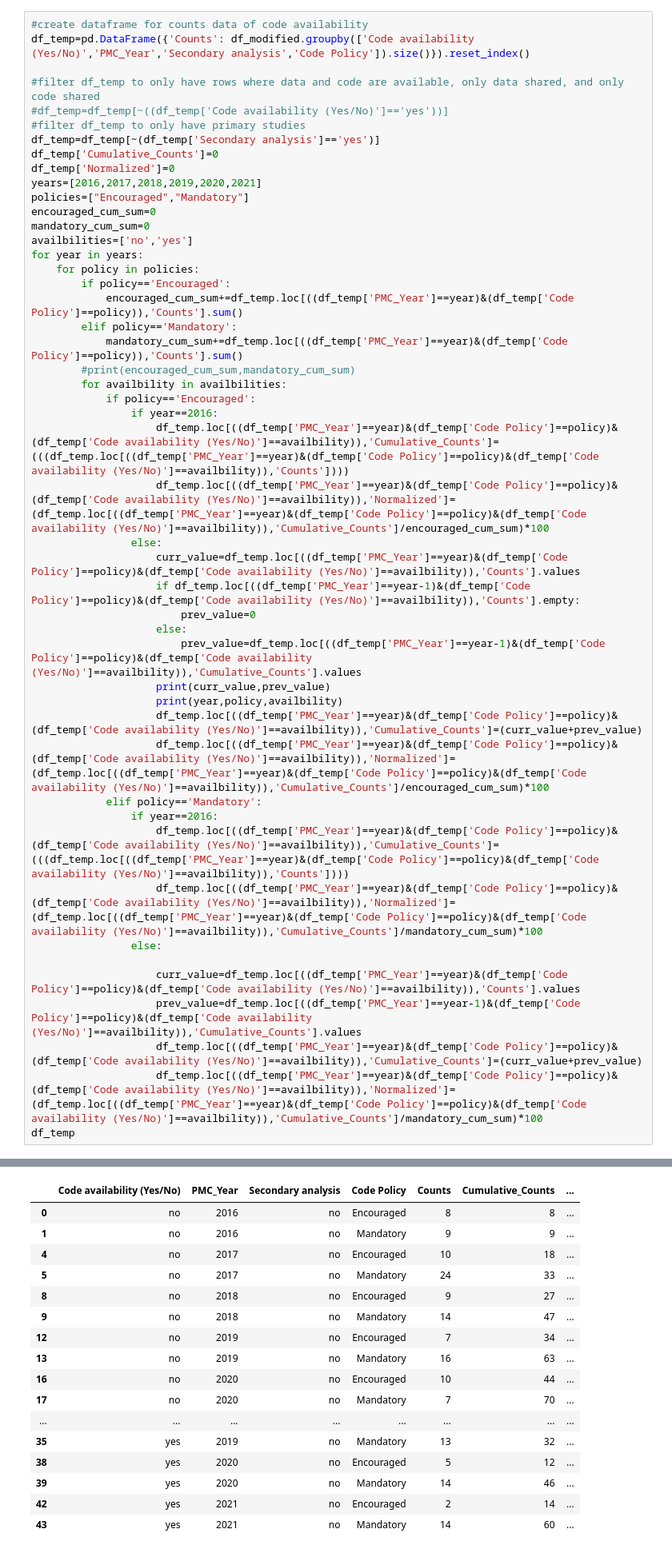
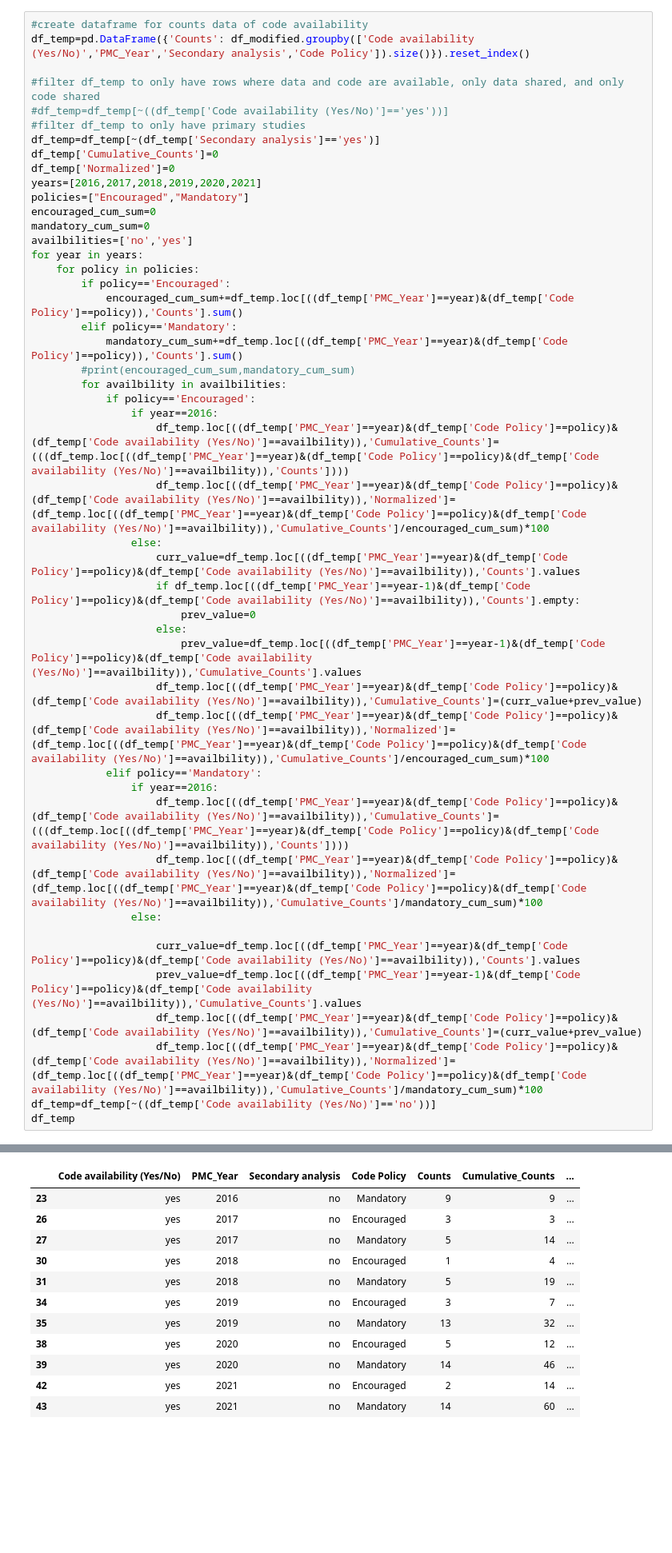
Before and after one commit to Mangul-Lab-USC/code-availability, a Jupyter notebook: notebooks/Figures.ipynb, the cells around one changed output, grey strips where cells are left out. Shown at 80% size. Cells and saved outputs as stored; diff of their text form; blank space fills up the shorter version.

```diff
--- a/notebooks/Figures.ipynb
+++ b/notebooks/Figures.ipynb
@@ -1306,8 +1306,6 @@ for year in years:
                         prev_value=0
                     else:
                         prev_value=df_temp.loc[((df_temp['PMC_Year']==year-1)&(df_temp['Code Policy']==policy)&(df_temp['Code availability (Yes/No)']==availbility)),'Cumulative_Counts'].values
-                    print(curr_value,prev_value)
-                    print(year,policy,availbility)
                     df_temp.loc[((df_temp['PMC_Year']==year)&(df_temp['Code Policy']==policy)&(df_temp['Code availability (Yes/No)']==availbility)),'Cumulative_Counts']=(curr_value+prev_value)
                     df_temp.loc[((df_temp['PMC_Year']==year)&(df_temp['Code Policy']==policy)&(df_temp['Code availability (Yes/No)']==availbility)),'Normalized']=(df_temp.loc[((df_temp['PMC_Year']==year)&(df_temp['Code Policy']==policy)&(df_temp['Code availability (Yes/No)']==availbility)),'Cumulative_Counts']/encouraged_cum_sum)*100
             elif policy=='Mandatory':
@@ -1320,5 +1318,6 @@ for year in years:
                     prev_value=df_temp.loc[((df_temp['PMC_Year']==year-1)&(df_temp['Code Policy']==policy)&(df_temp['Code availability (Yes/No)']==availbility)),'Cumulative_Counts'].values
                     df_temp.loc[((df_temp['PMC_Year']==year)&(df_temp['Code Policy']==policy)&(df_temp['Code availability (Yes/No)']==availbility)),'Cumulative_Counts']=(curr_value+prev_value)
                     df_temp.loc[((df_temp['PMC_Year']==year)&(df_temp['Code Policy']==policy)&(df_temp['Code availability (Yes/No)']==availbility)),'Normalized']=(df_temp.loc[((df_temp['PMC_Year']==year)&(df_temp['Code Policy']==policy)&(df_temp['Code availability (Yes/No)']==availbility)),'Cumulative_Counts']/mandatory_cum_sum)*100
+df_temp=df_temp[~((df_temp['Code availability (Yes/No)']=='no'))]
 df_temp
 # %% [output]
@@ -1345,15 +1324,10 @@ df_temp
 |  | Code availability (Yes/No) | PMC_Year | Secondary analysis | Code Policy | Counts | Cumulative_Counts | ... |
-| 0 | no | 2016 | no | Encouraged | 8 | 8 | ... |
-| 1 | no | 2016 | no | Mandatory | 9 | 9 | ... |
-| 4 | no | 2017 | no | Encouraged | 10 | 18 | ... |
-| 5 | no | 2017 | no | Mandatory | 24 | 33 | ... |
-| 8 | no | 2018 | no | Encouraged | 9 | 27 | ... |
-| 9 | no | 2018 | no | Mandatory | 14 | 47 | ... |
-| 12 | no | 2019 | no | Encouraged | 7 | 34 | ... |
-| 13 | no | 2019 | no | Mandatory | 16 | 63 | ... |
-| 16 | no | 2020 | no | Encouraged | 10 | 44 | ... |
-| 17 | no | 2020 | no | Mandatory | 7 | 70 | ... |
-| ... | ... | ... | ... | ... | ... | ... | ... |
+| 23 | yes | 2016 | no | Mandatory | 9 | 9 | ... |
+| 26 | yes | 2017 | no | Encouraged | 3 | 3 | ... |
+| 27 | yes | 2017 | no | Mandatory | 5 | 14 | ... |
+| 30 | yes | 2018 | no | Encouraged | 1 | 4 | ... |
+| 31 | yes | 2018 | no | Mandatory | 5 | 19 | ... |
+| 34 | yes | 2019 | no | Encouraged | 3 | 7 | ... |
 | 35 | yes | 2019 | no | Mandatory | 13 | 32 | ... |
 | 38 | yes | 2020 | no | Encouraged | 5 | 12 | ... |
 | 39 | yes | 2020 | no | Mandatory | 14 | 46 | ... |
```
Also changed, not shown: parts of 6 cells of this notebook.
